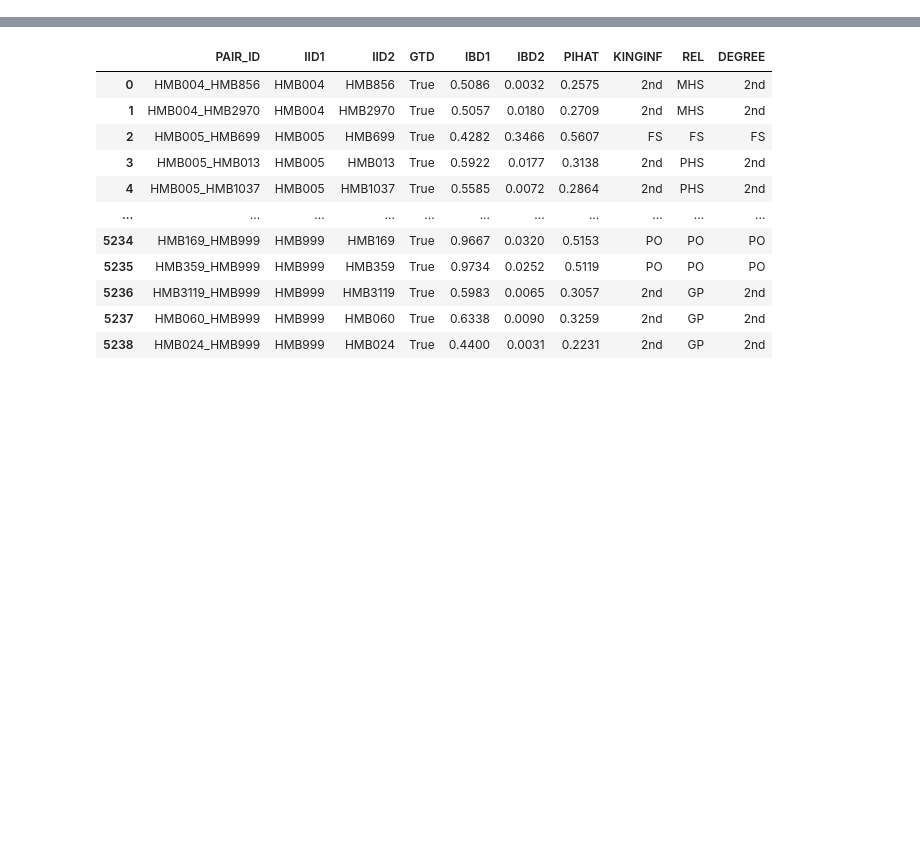
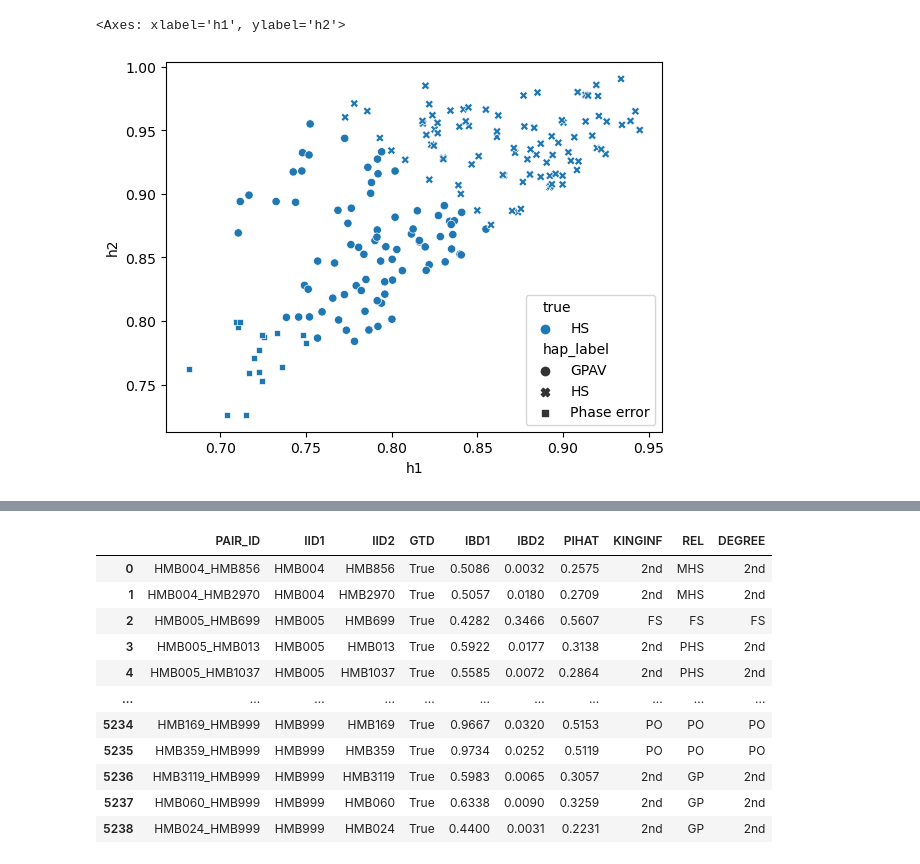
Before and after one commit to williamscole/PonderosaBeta, a Jupyter notebook: scratch.ipynb, the cells around one changed output, grey strips where cells are left out. Drawn from its saved outputs; the diff is of its cells as text; code cells hidden in the pictures; blank space fills up the shorter version.

```diff
--- a/scratch.ipynb
+++ b/scratch.ipynb
@@ -9,0 +438,5 @@ from sklearn.discriminant_analysis import LinearDiscriminantAnalysis
+# %%
+sns.scatterplot(data=tmp[tmp.true.isin(["HS"])], x="h1", y="h2", hue="true", style="hap_label")
+# %% [output]
+<Axes: xlabel='h1', ylabel='h2'>
+[figure, added]
```
Also changed, not shown: parts of 63 cells of this notebook, 14 other files.
